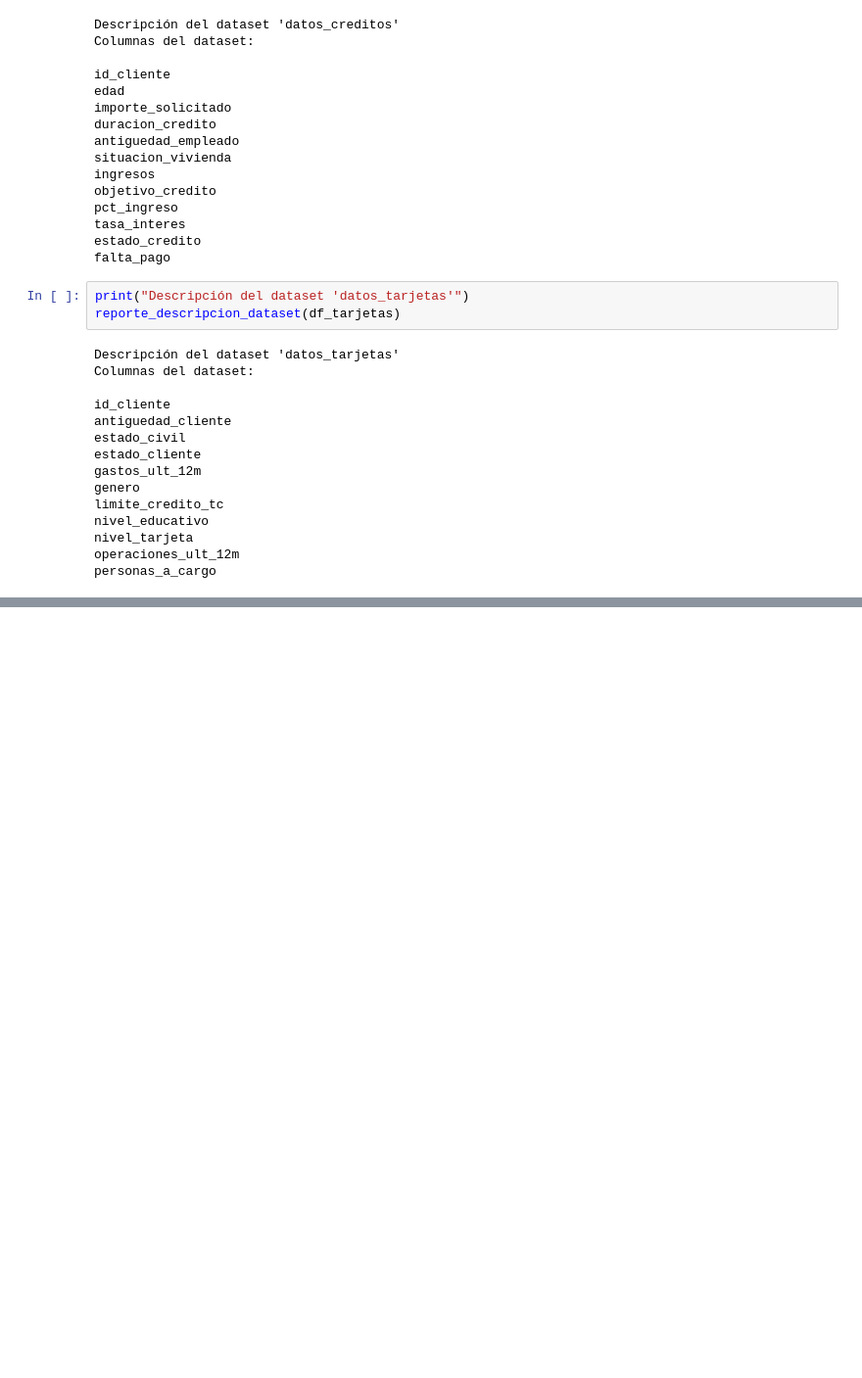
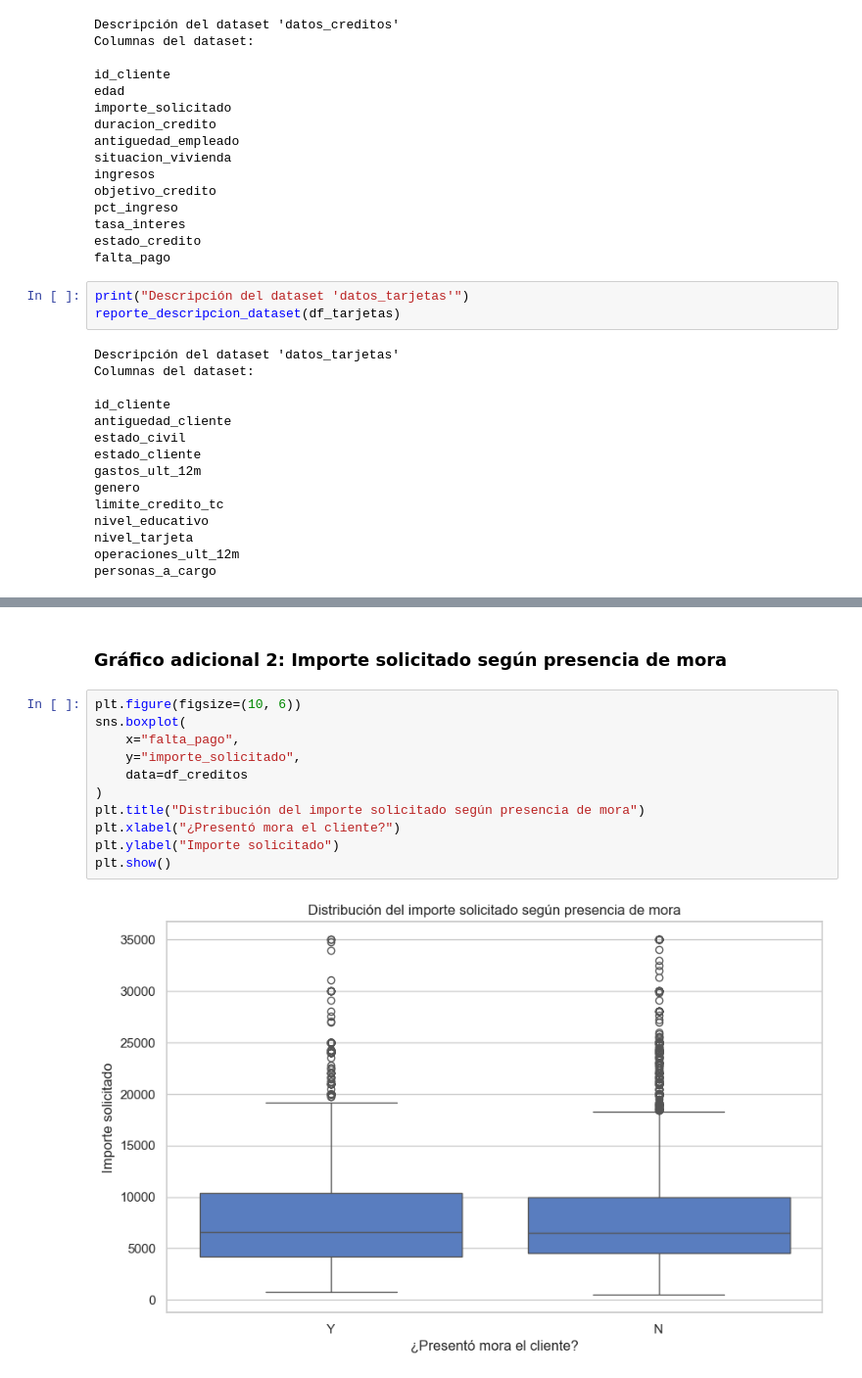
Before and after one commit to karenLS3/13MBID-AP, a Jupyter notebook: notebooks/CD01_Visualizacion.ipynb, the cells around one changed output, grey strips where cells are left out. Shown at 98% size. Drawn from its saved outputs; the diff is of its cells as text; blank space fills up the shorter version.

```diff
--- a/notebooks/CD01_Visualizacion.ipynb
+++ b/notebooks/CD01_Visualizacion.ipynb
@@ -288,0 +309,15 @@ personas_a_cargo
+# %% [markdown]
+### Gráfico adicional 2: Importe solicitado según presencia de mora
+# %%
+plt.figure(figsize=(10, 6))
+sns.boxplot(
+    x="falta_pago",
+    y="importe_solicitado",
+    data=df_creditos
+)
+plt.title("Distribución del importe solicitado según presencia de mora")
+plt.xlabel("¿Presentó mora el cliente?")
+plt.ylabel("Importe solicitado")
+plt.show()
+# %% [output]
+[figure, added]
```
Also changed, not shown: parts of 2 cells of this notebook, 3 other files.
